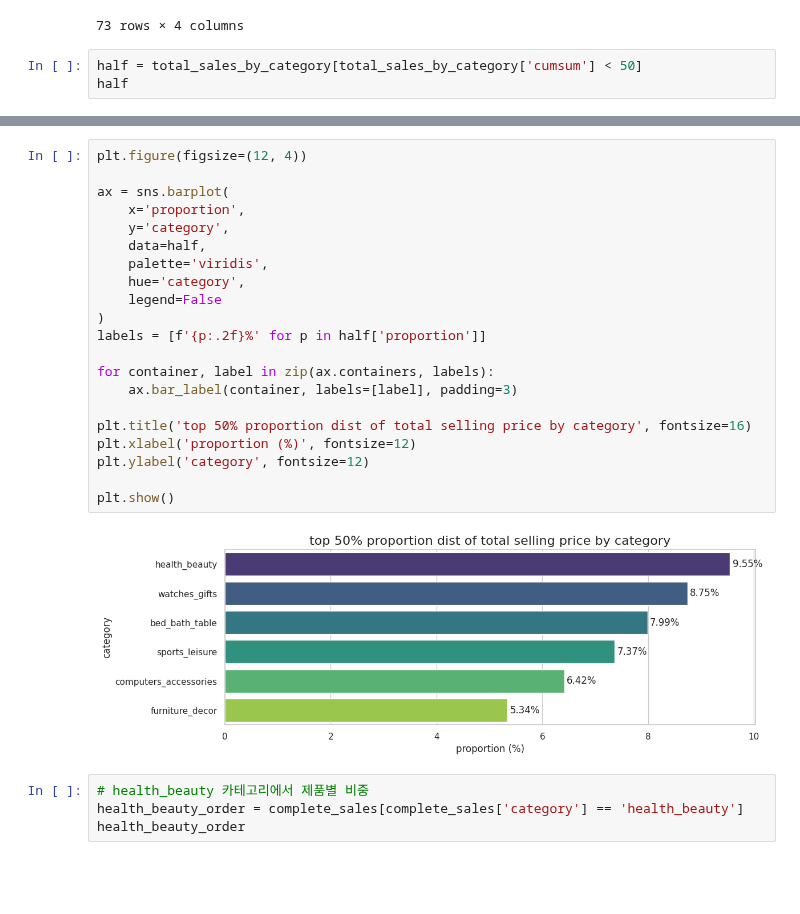
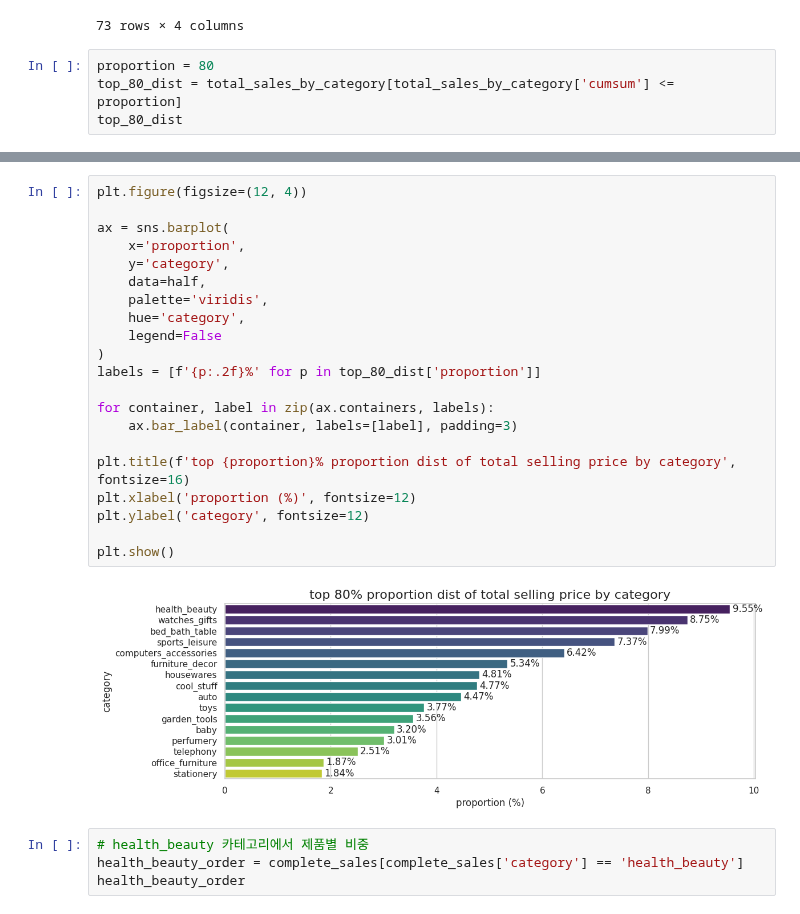
Before and after one commit to jmhwang-dev/e-commerce, a Jupyter notebook: notebooks/pandas/eda/sales_detail.ipynb, the cells around one changed output, grey strips where cells are left out. Cells and saved outputs as stored; diff of their text form; blank space fills up the shorter version.

```diff
--- a/notebooks/pandas/eda/sales_detail.ipynb
+++ b/notebooks/pandas/eda/sales_detail.ipynb
@@ -386,8 +386,9 @@ total_sales_by_category
 | 63 | security_and_services | 324.51 | 0.002282 | 100.000000 |
 73 rows × 4 columns
 # %%
-half = total_sales_by_category[total_sales_by_category['cumsum'] < 50]
-half
+proportion = 80
+top_80_dist = total_sales_by_category[total_sales_by_category['cumsum'] <= proportion]
+top_80_dist
 # %% [output]
 |  | category | total_selling_price | proportion | cumsum |
 | 44 | health_beauty | 1357967.93 | 9.548854 | 9.548854 |
@@ -399,26 +410,26 @@ half
 # %%
 plt.figure(figsize=(12, 4))
 
 ax = sns.barplot(
     x='proportion',
     y='category',
     data=half,
     palette='viridis',
     hue='category',
     legend=False
 )
-labels = [f'{p:.2f}%' for p in half['proportion']]
+labels = [f'{p:.2f}%' for p in top_80_dist['proportion']]
 
 for container, label in zip(ax.containers, labels):
     ax.bar_label(container, labels=[label], padding=3)
 
-plt.title('top 50% proportion dist of total selling price by category', fontsize=16)
+plt.title(f'top {proportion}% proportion dist of total selling price by category', fontsize=16)
 plt.xlabel('proportion (%)', fontsize=12)
 plt.ylabel('category', fontsize=12)
 
 plt.show()
 # %% [output]
-[figure, old version]
+[figure, new version]
 # %%
 # health_beauty 카테고리에서 제품별 비중
 health_beauty_order = complete_sales[complete_sales['category'] == 'health_beauty']
```
Also changed, not shown: parts of 1 cell of this notebook.
